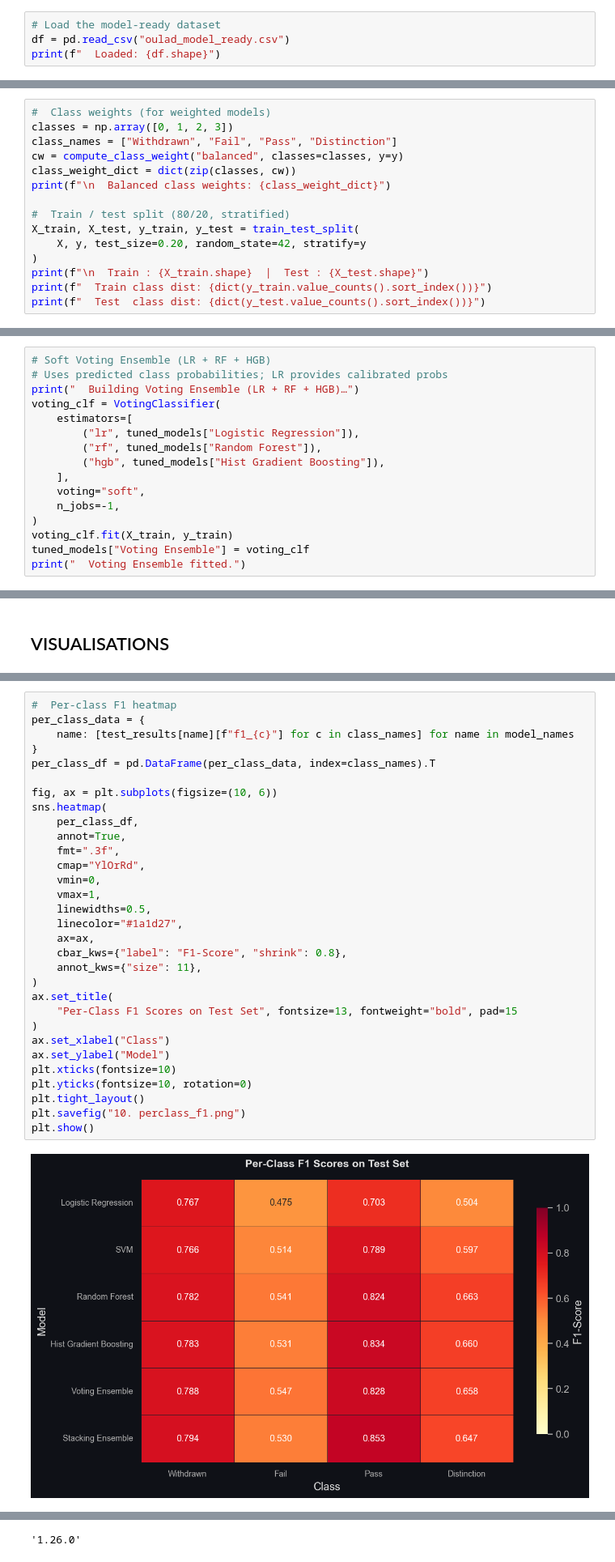
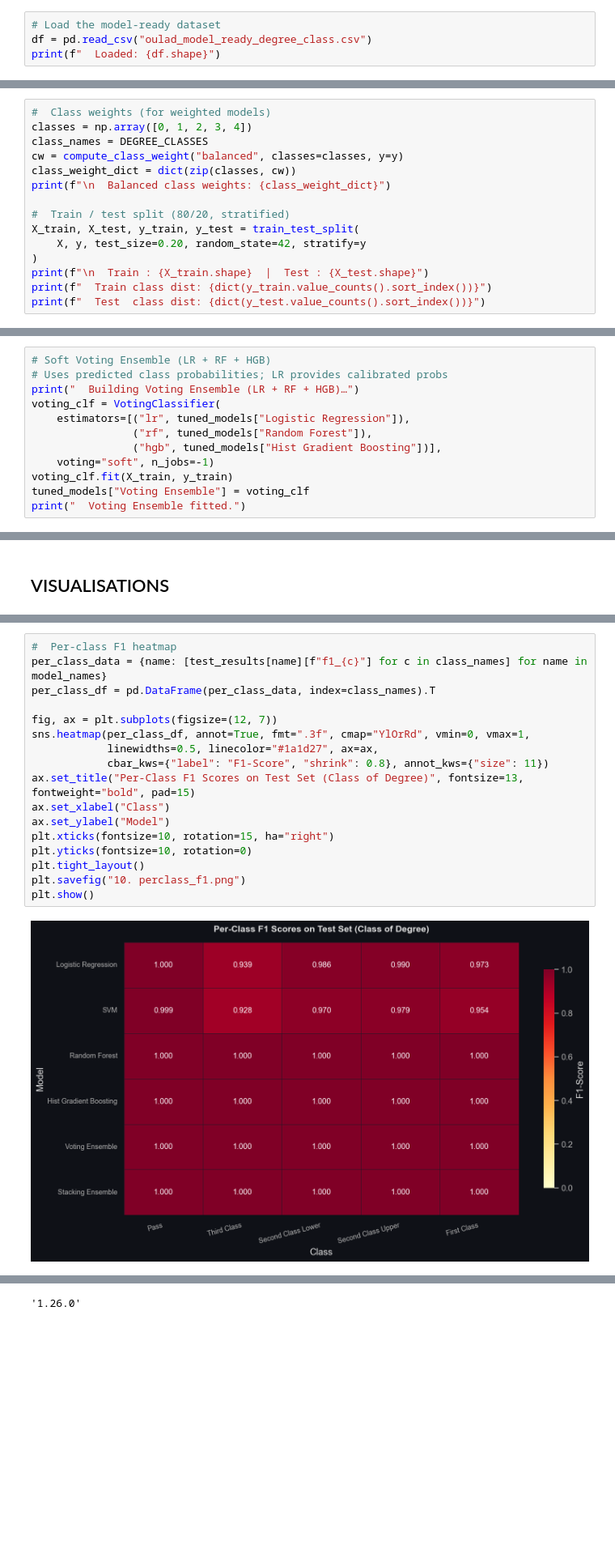
Before and after one commit to Gabriel-Yashim/Degree-Class-Prediction, a Jupyter notebook: implementation.ipynb, the cells around one changed output, grey strips where cells are left out. Shown at 81% size. Drawn from its saved outputs; the diff is of its cells as text; blank space fills up the shorter version.

Commit message:
changed to degree_class

```diff
--- a/implementation.ipynb
+++ b/implementation.ipynb
@@ -1205,6 +1076,6 @@ MODEL_COLORS = {
 OUTPUT_DIR = Path(".")
 # %%
 # Load the model-ready dataset
-df = pd.read_csv("oulad_model_ready.csv")
+df = pd.read_csv("oulad_model_ready_degree_class.csv")
 print(f"  Loaded: {df.shape}")
 # %% [output]
@@ -1237,7 +1104,7 @@ print(f"  Class labels   : 0=Withdrawn  1=Fail  2=Pass  3=Distinction")
 # %%
 #  Class weights (for weighted models)
-classes = np.array([0, 1, 2, 3])
-class_names = ["Withdrawn", "Fail", "Pass", "Distinction"]
+classes = np.array([0, 1, 2, 3, 4])
+class_names = DEGREE_CLASSES
 cw = compute_class_weight("balanced", classes=classes, y=y)
 class_weight_dict = dict(zip(classes, cw))
 print(f"\n  Balanced class weights: {class_weight_dict}")
@@ -1444,14 +1237,10 @@ for name, pipe, param_grid, n_iter in tune_configs:
 # Uses predicted class probabilities; LR provides calibrated probs
 print("  Building Voting Ensemble (LR + RF + HGB)…")
 voting_clf = VotingClassifier(
-    estimators=[
-        ("lr", tuned_models["Logistic Regression"]),
-        ("rf", tuned_models["Random Forest"]),
-        ("hgb", tuned_models["Hist Gradient Boosting"]),
-    ],
-    voting="soft",
-    n_jobs=-1,
-)
+    estimators=[("lr", tuned_models["Logistic Regression"]),
+                ("rf", tuned_models["Random Forest"]),
+                ("hgb", tuned_models["Hist Gradient Boosting"])],
+    voting="soft", n_jobs=-1)
 voting_clf.fit(X_train, y_train)
 tuned_models["Voting Ensemble"] = voting_clf
 print("  Voting Ensemble fitted.")
@@ -1708,36 +1403,22 @@ plt.show()
 # %%
 #  Per-class F1 heatmap
-per_class_data = {
-    name: [test_results[name][f"f1_{c}"] for c in class_names] for name in model_names
-}
+per_class_data = {name: [test_results[name][f"f1_{c}"] for c in class_names] for name in model_names}
 per_class_df = pd.DataFrame(per_class_data, index=class_names).T
 
-fig, ax = plt.subplots(figsize=(10, 6))
-sns.heatmap(
-    per_class_df,
-    annot=True,
-    fmt=".3f",
-    cmap="YlOrRd",
-    vmin=0,
-    vmax=1,
-    linewidths=0.5,
-    linecolor="#1a1d27",
-    ax=ax,
-    cbar_kws={"label": "F1-Score", "shrink": 0.8},
-    annot_kws={"size": 11},
-)
-ax.set_title(
-    "Per-Class F1 Scores on Test Set", fontsize=13, fontweight="bold", pad=15
-)
+fig, ax = plt.subplots(figsize=(12, 7))
+sns.heatmap(per_class_df, annot=True, fmt=".3f", cmap="YlOrRd", vmin=0, vmax=1,
+            linewidths=0.5, linecolor="#1a1d27", ax=ax,
+            cbar_kws={"label": "F1-Score", "shrink": 0.8}, annot_kws={"size": 11})
+ax.set_title("Per-Class F1 Scores on Test Set (Class of Degree)", fontsize=13, fontweight="bold", pad=15)
 ax.set_xlabel("Class")
 ax.set_ylabel("Model")
-plt.xticks(fontsize=10)
+plt.xticks(fontsize=10, rotation=15, ha="right")
 plt.yticks(fontsize=10, rotation=0)
 plt.tight_layout()
 plt.savefig("10. perclass_f1.png")
 plt.show()
 # %% [output]
-[figure, old version]
+[figure, new version]
 # %%
 # Confusion matrices (2×3 grid)
 fig, axes = plt.subplots(2, 3, figsize=(20, 12))
```
Also changed, not shown: parts of 46 cells of this notebook, 7 other files.
